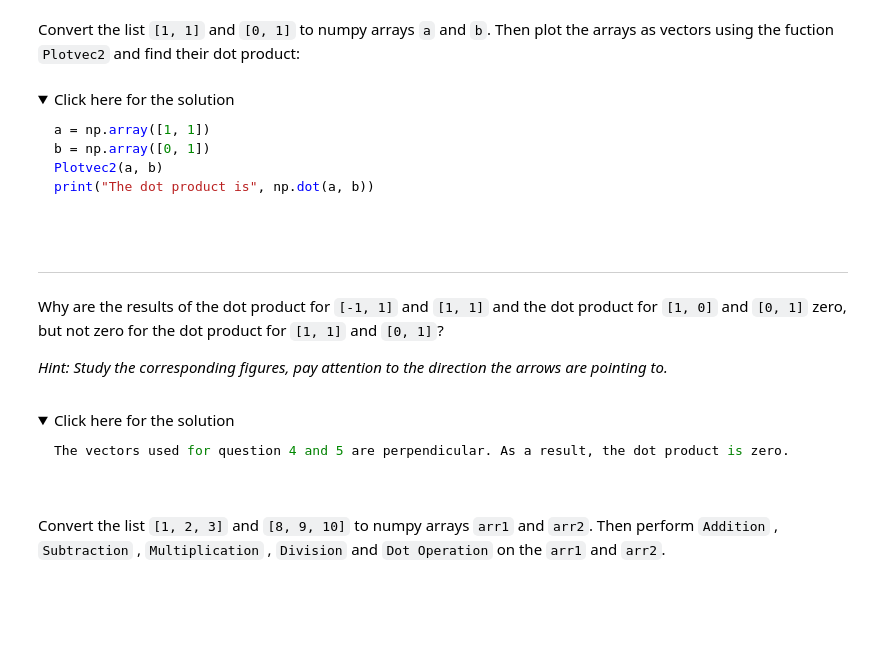
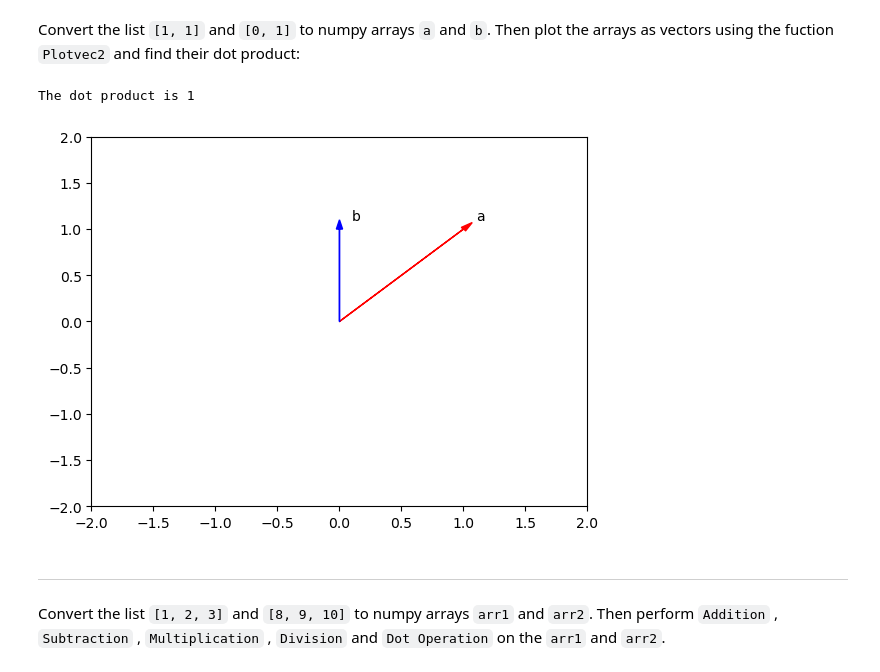
Before and after one commit to harisdev-netizen/Data-Analysis-PowerBi, a Jupyter notebook: TASK V/notebooks/Lab5.ipynb, the cells around one changed output. Saved outputs shown, nothing was run; the diff lists cells and outputs as text; code cells hidden in the pictures; folded sections open; blank space fills up the shorter version.

````diff
--- a/TASK V/notebooks/Lab5.ipynb
+++ b/TASK V/notebooks/Lab5.ipynb
@@ -971,19 +961,12 @@ print("The dot product is", np.dot(a, b))
 Convert the list <code>\[1, 1]</code> and <code>\[0, 1]</code> to numpy arrays <code>a</code> and <code>b</code>. Then plot the arrays as vectors using the fuction <code>Plotvec2</code> and find their dot product:
 # %%
 # Write your code below and press Shift+Enter to execute
+a = np.array([1, 1])
+b = np.array([0, 1])
+Plotvec2(a, b)
+print("The dot product is", np.dot(a, b))
+# %% [output]
+The dot product is 1
+[figure, added]
-# %% [markdown]
-<details><summary>Click here for the solution</summary>
-
-```python
-a = np.array([1, 1])
-b = np.array([0, 1])
-Plotvec2(a, b)
-print("The dot product is", np.dot(a, b))
-
-```
-
-</details>
 # %% [markdown]
 <hr>
-# %% [markdown]
-Why are the results of the dot product for <code>\[-1, 1]</code> and <code>\[1, 1]</code> and the dot product for <code>\[1, 0]</code> and <code>\[0, 1]</code> zero, but not zero for the dot product for <code>\[1, 1]</code> and <code>\[0, 1]</code>? <p><i>Hint: Study the corresponding figures, pay attention to the direction the arrows are pointing to.</i></p>
@@ -992,11 +973,2 @@ Why are the results of the dot product for <code>\[-1, 1]</code> and <code>\[1,
-# %% [markdown]
-<details><summary>Click here for the solution</summary>
-
-```python
-The vectors used for question 4 and 5 are perpendicular. As a result, the dot product is zero.
-
-```
-
-</details>
 # %% [markdown]
 Convert the list <code>\[1, 2, 3]</code> and <code>\[8, 9, 10]</code> to numpy arrays <code>arr1</code> and <code>arr2</code>. Then perform <code>Addition</code> , <code>Subtraction</code> , <code>Multiplication</code> , <code>Division</code> and <code>Dot Operation</code> on the <code>arr1</code> and <code>arr2</code>.
````
Also changed, not shown: parts of 30 cells of this notebook.
